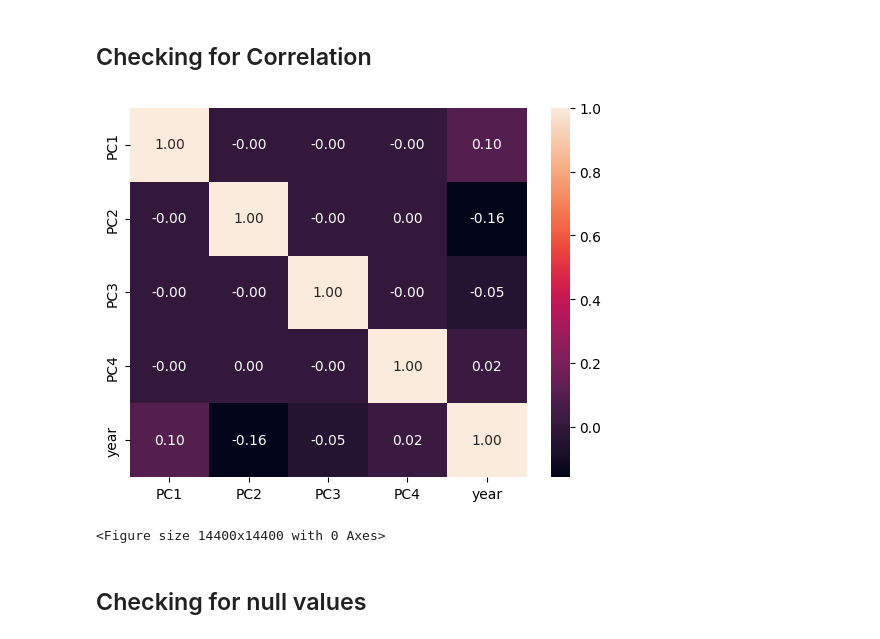
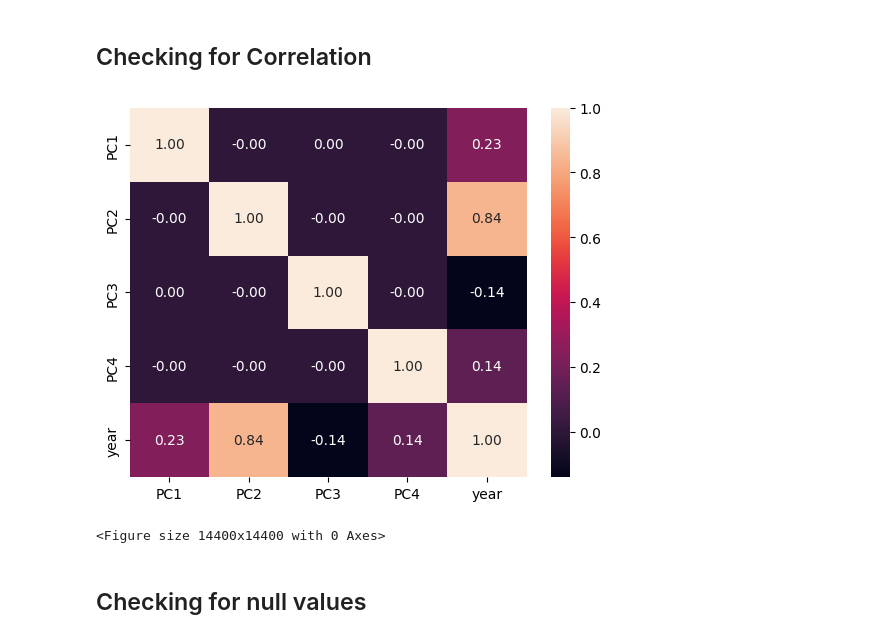
Before and after one commit to DanielRodrigues08/AC-FEUP, a Jupyter notebook: transformation/transformation.ipynb, the cells around one changed output. Drawn from its saved outputs; the diff is of its cells as text; code cells hidden in the pictures.

```diff
--- a/transformation/transformation.ipynb
+++ b/transformation/transformation.ipynb
@@ -101,8 +78,8 @@ numerical_cols = list(set(df.columns) - set(excluded_cols))
 scaler = RobustScaler()
 normalizer = MinMaxScaler()
 
-df[numerical_cols] = scaler.fit_transform(df.drop(excluded_cols, axis=1))
-df[numerical_cols] = normalizer.fit_transform(df.drop(excluded_cols, axis=1))
+df[numerical_cols] = scaler.fit_transform(df.drop(key_cols, axis=1))
+df[numerical_cols] = normalizer.fit_transform(df.drop(key_cols, axis=1))
 df.head()
 # %% [output]
 |  | year | W_team_post | confID | rank | playoff | o_fga | o_ftm | o_fta | o_3pm | o_3pa | ... | ... |
@@ -152,6 +120,9 @@ Index(['year', 'W_team_post', 'confID', 'rank', 'playoff', 'o_fga', 'o_ftm',
+# %%
+n_features = 16
+n_components = 6
 # %%
 initial = df.columns
-df = utils.select_features(df, target, excluded_cols, 12)
+df = utils.select_features(df, target, key_cols, n_features)
 
 print("Removed: ", set(initial) - set(df.columns))
 # %% [output]
@@ -177,17 +137,16 @@ utils.plot_pca(df.drop(excluded_cols, axis=1))
 # %%
-n_components = 4
 old_df = df.copy()
-df = utils.feature_aggregation_pca(df, n_components, excluded_cols)
+df = utils.feature_aggregation_pca(df, n_components, key_cols)
 utils.print_columns(df)
 # %% [output]
 [ PC1, PC2, PC3, PC4, confID, year, playoff ]
 # %% [markdown]
 ## Checking for Correlation
 # %%
-excluded_cols.remove("year")
-utils.plot_correlation(df.drop(excluded_cols, axis=1))
+key_cols.remove("year")
+utils.plot_correlation(df.drop(key_cols, axis=1))
 # %% [output]
-[figure, old version]
+[figure, new version]
 <Figure size 14400x14400 with 0 Axes>
 # %% [markdown]
 ## Checking for null values
```
Also changed, not shown: parts of 15 cells of this notebook, 2 other files.
